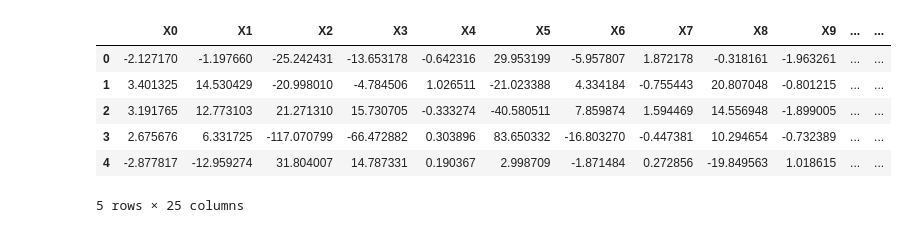
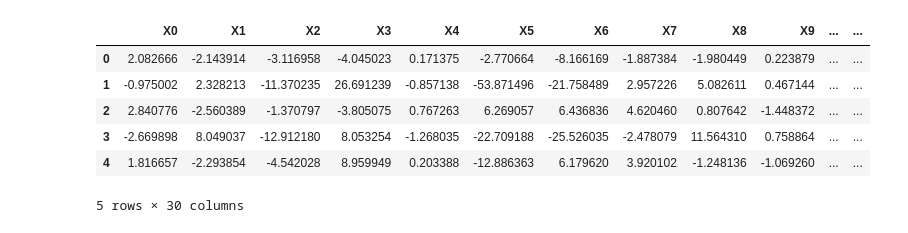
Before and after one commit to DuarteDvv/genetic_causal_graph, a Jupyter notebook: experiments.ipynb, the cells around one changed output. Saved outputs shown, nothing was run; the diff lists cells and outputs as text; code cells hidden in the pictures.

```diff
--- a/experiments.ipynb
+++ b/experiments.ipynb
@@ -24,7 +24,7 @@ from castle.datasets import IIDSimulation, DAG
 import pandas as pd
 
 # gera um DAG aleatório com pesos
-weighted_random_dag = DAG.erdos_renyi(n_nodes=25, n_edges=100, weight_range=(0.5, 2.0), seed=1)
+weighted_random_dag = DAG.erdos_renyi(n_nodes=30, n_edges=120, weight_range=(0.5, 2.0), seed=1)
 
 # gera um dataset a partir do DAG
 dataset = IIDSimulation(W=weighted_random_dag, n=1000, method='linear', sem_type='gauss')
@@ -37,10 +38,10 @@ df_X.head()
 |  | X0 | X1 | X2 | X3 | X4 | X5 | X6 | X7 | X8 | X9 | ... | ... |
-| 0 | -2.127170 | -1.197660 | -25.242431 | -13.653178 | -0.642316 | 29.953199 | -5.957807 | 1.872178 | -0.318161 | -1.963261 | ... | ... |
-| 1 | 3.401325 | 14.530429 | -20.998010 | -4.784506 | 1.026511 | -21.023388 | 4.334184 | -0.755443 | 20.807048 | -0.801215 | ... | ... |
-| 2 | 3.191765 | 12.773103 | 21.271310 | 15.730705 | -0.333274 | -40.580511 | 7.859874 | 1.594469 | 14.556948 | -1.899005 | ... | ... |
-| 3 | 2.675676 | 6.331725 | -117.070799 | -66.472882 | 0.303896 | 83.650332 | -16.803270 | -0.447381 | 10.294654 | -0.732389 | ... | ... |
-| 4 | -2.877817 | -12.959274 | 31.804007 | 14.787331 | 0.190367 | 2.998709 | -1.871484 | 0.272856 | -19.849563 | 1.018615 | ... | ... |
+| 0 | 2.082666 | -2.143914 | -3.116958 | -4.045023 | 0.171375 | -2.770664 | -8.166169 | -1.887384 | -1.980449 | 0.223879 | ... | ... |
+| 1 | -0.975002 | 2.328213 | -11.370235 | 26.691239 | -0.857138 | -53.871496 | -21.758489 | 2.957226 | 5.082611 | 0.467144 | ... | ... |
+| 2 | 2.840776 | -2.560389 | -1.370797 | -3.805075 | 0.767263 | 6.269057 | 6.436836 | 4.620460 | 0.807642 | -1.448372 | ... | ... |
+| 3 | -2.669898 | 8.049037 | -12.912180 | 8.053254 | -1.268035 | -22.709188 | -25.526035 | -2.478079 | 11.564310 | 0.758864 | ... | ... |
+| 4 | 1.816657 | -2.293854 | -4.542028 | 8.959949 | 0.203388 | -12.886363 | 6.179620 | 3.920102 | -1.248136 | -1.069260 | ... | ... |
-5 rows × 25 columns
+5 rows × 30 columns
 # %%
 import time
 from castle.algorithms import PC, Notears, GES
```
Also changed, not shown: parts of 6 cells of this notebook, 4 other files.
